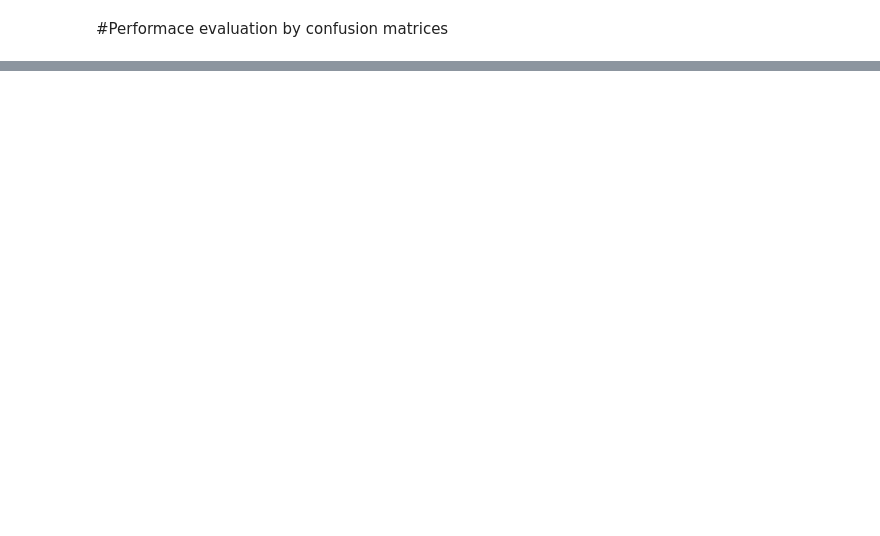
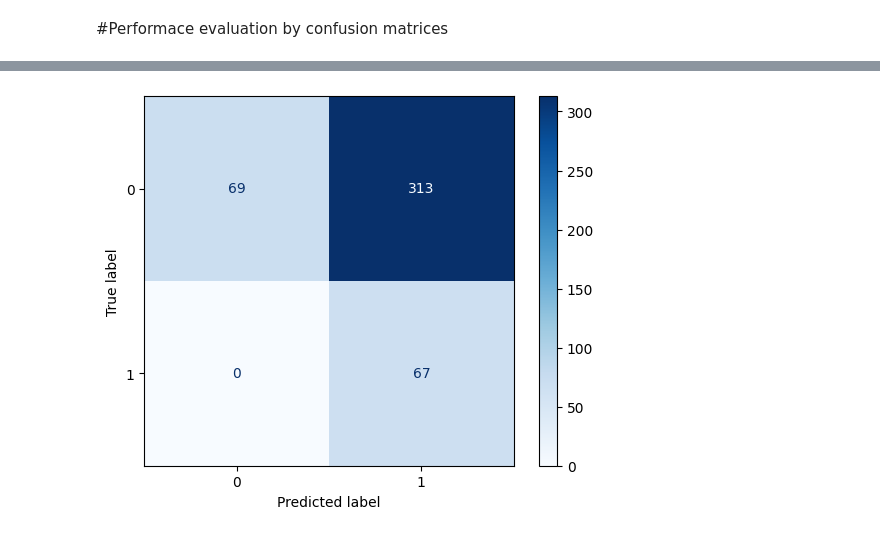
Before and after one commit to benjaminnigjeh/keyProteoforms, a Jupyter notebook: similarity_search_engine.ipynb, the cells around one changed output, grey strips where cells are left out. Saved outputs shown, nothing was run; the diff lists cells and outputs as text; code cells hidden in the pictures; blank space fills up the shorter version.

```diff
--- a/similarity_search_engine.ipynb
+++ b/similarity_search_engine.ipynb
@@ -116,0 +187,33 @@ confusion_matrix(model, X_test, y_test)
+# %%
+from sklearn.metrics import confusion_matrix, ConfusionMatrixDisplay
+import numpy as np
+import matplotlib.pyplot as plt
+
+def plot_confusion_matrix(model, X_test, y_test):
+    # Ensure y_test is binary (0 or 1)
+    y_test = np.array(y_test).astype(int)  # ✅ Convert to integer if needed
+
+    # Get model predictions
+    y_scores = model.predict(X_test)
+
+    # Convert predictions to binary labels
+    y_pred = (y_scores >= 0.5).astype(int).flatten()  # ✅ Convert float → int
+
+    # Ensure shapes match
+    if y_test.shape != y_pred.shape:
+        print(f"Shape mismatch: y_test {y_test.shape}, y_pred {y_pred.shape}")
+        y_test = y_test.flatten()
+
+    # Compute confusion matrix
+    cm = confusion_matrix(y_test, y_pred)
+
+    # Display the confusion matrix
+    disp = ConfusionMatrixDisplay(confusion_matrix=cm, display_labels=[0, 1])
+    disp.plot(cmap=plt.cm.Blues)
+
+    # Show the plot
+    plt.show()
+
+# Call the function
+plot_confusion_matrix(model, X_test, y_test)
+# %% [output]
@@ -116,0 +221 @@ confusion_matrix(model, X_test, y_test)
+[figure, added]
```
Also changed, not shown: parts of 10 cells of this notebook.
